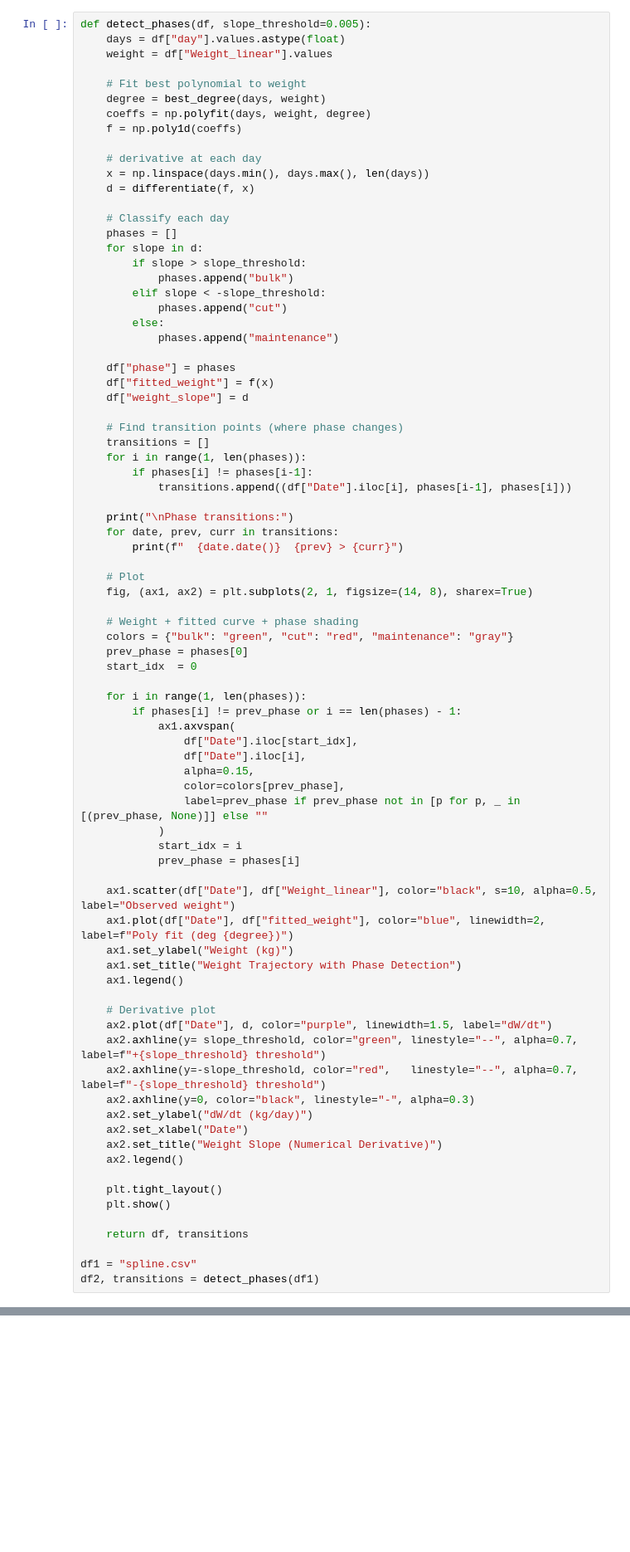
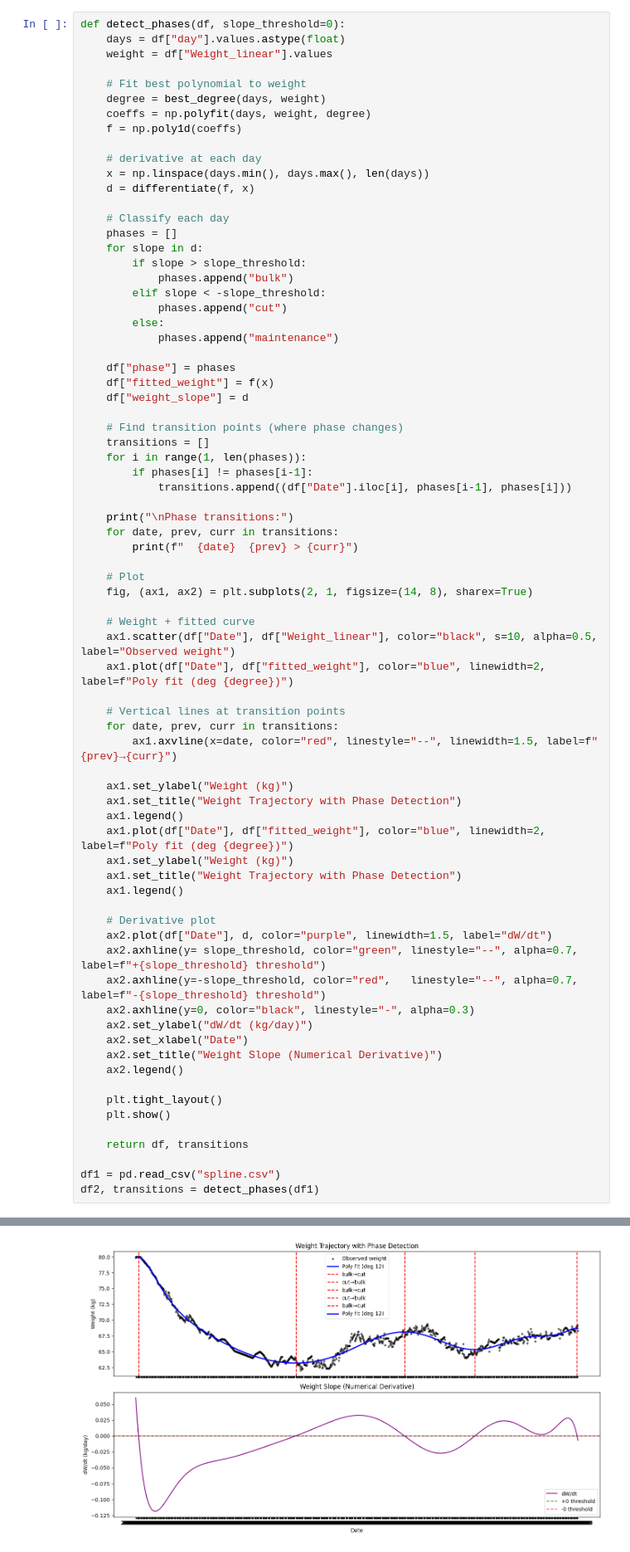
Before and after one commit to Hixdxdalt/Calories-Calculator-Project, a Jupyter notebook: Regression Analysis Weight.ipynb, the cells around one changed output, grey strips where cells are left out. Shown at 83% size. Saved outputs shown, nothing was run; the diff lists cells and outputs as text; blank space fills up the shorter version.

```diff
--- a/Regression Analysis Weight.ipynb
+++ b/Regression Analysis Weight.ipynb
@@ -137,7 +137,7 @@ def best_degree(xs, ys, max_degree=12):
 
     return best_deg
 # %%
-def detect_phases(df, slope_threshold=0.005):
+def detect_phases(df, slope_threshold=0):
     days = df["day"].values.astype(float)
     weight = df["Weight_linear"].values
 
@@ -172,29 +172,22 @@ def detect_phases(df, slope_threshold=0.005):
 
     print("\nPhase transitions:")
     for date, prev, curr in transitions:
-        print(f"  {date.date()}  {prev} > {curr}")
+        print(f"  {date}  {prev} > {curr}")
 
     # Plot
     fig, (ax1, ax2) = plt.subplots(2, 1, figsize=(14, 8), sharex=True)
 
-    # Weight + fitted curve + phase shading
-    colors = {"bulk": "green", "cut": "red", "maintenance": "gray"}
-    prev_phase = phases[0]
-    start_idx  = 0
+    # Weight + fitted curve
+    ax1.scatter(df["Date"], df["Weight_linear"], color="black", s=10, alpha=0.5, label="Observed weight")
+    ax1.plot(df["Date"], df["fitted_weight"], color="blue", linewidth=2, label=f"Poly fit (deg {degree})")
 
-    for i in range(1, len(phases)):
-        if phases[i] != prev_phase or i == len(phases) - 1:
-            ax1.axvspan(
-                df["Date"].iloc[start_idx],
-                df["Date"].iloc[i],
-                alpha=0.15,
-                color=colors[prev_phase],
-                label=prev_phase if prev_phase not in [p for p, _ in [(prev_phase, None)]] else ""
-            )
-            start_idx = i
-            prev_phase = phases[i]
+    # Vertical lines at transition points
+    for date, prev, curr in transitions:
+        ax1.axvline(x=date, color="red", linestyle="--", linewidth=1.5, label=f"{prev}→{curr}")
 
-    ax1.scatter(df["Date"], df["Weight_linear"], color="black", s=10, alpha=0.5, label="Observed weight")
+    ax1.set_ylabel("Weight (kg)")
+    ax1.set_title("Weight Trajectory with Phase Detection")
+    ax1.legend()
     ax1.plot(df["Date"], df["fitted_weight"], color="blue", linewidth=2, label=f"Poly fit (deg {degree})")
     ax1.set_ylabel("Weight (kg)")
     ax1.set_title("Weight Trajectory with Phase Detection")
@@ -215,6 +208,6 @@ def detect_phases(df, slope_threshold=0.005):
 
     return df, transitions
 
-df1 = "spline.csv"
+df1 = pd.read_csv("spline.csv")
 df2, transitions = detect_phases(df1)
 # %% [output]
@@ -221,0 +220 @@ TypeError: string indices must be integers, not 'str'
+[figure, added]
```
Also changed, not shown: parts of 3 cells of this notebook, 4 other files.
